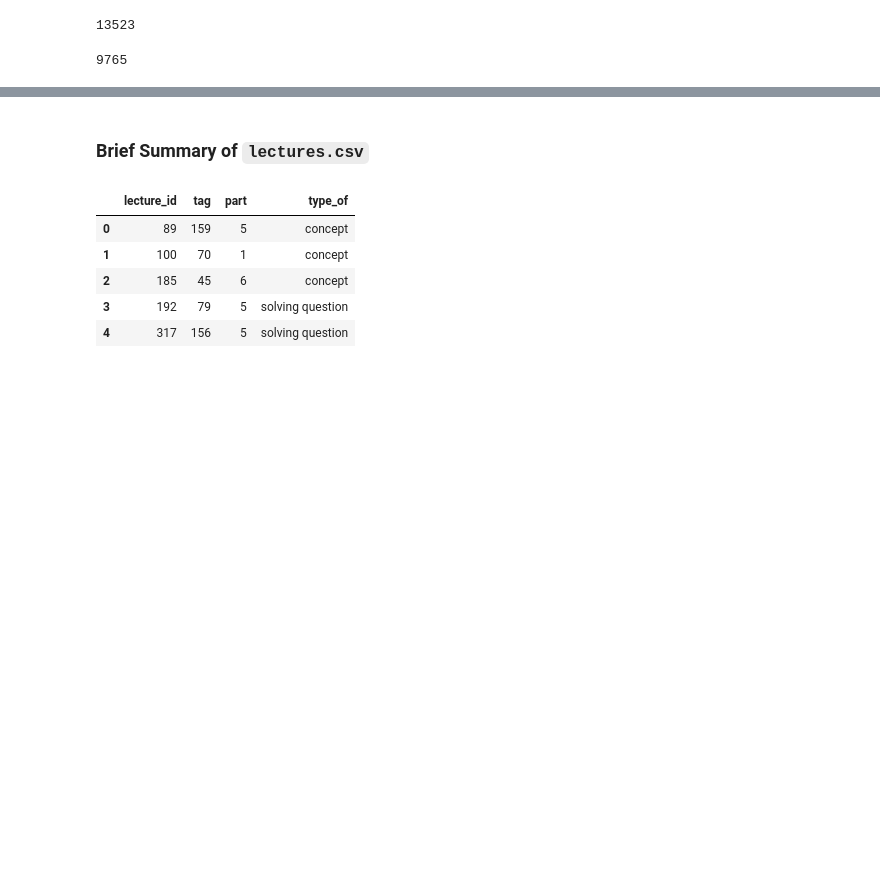
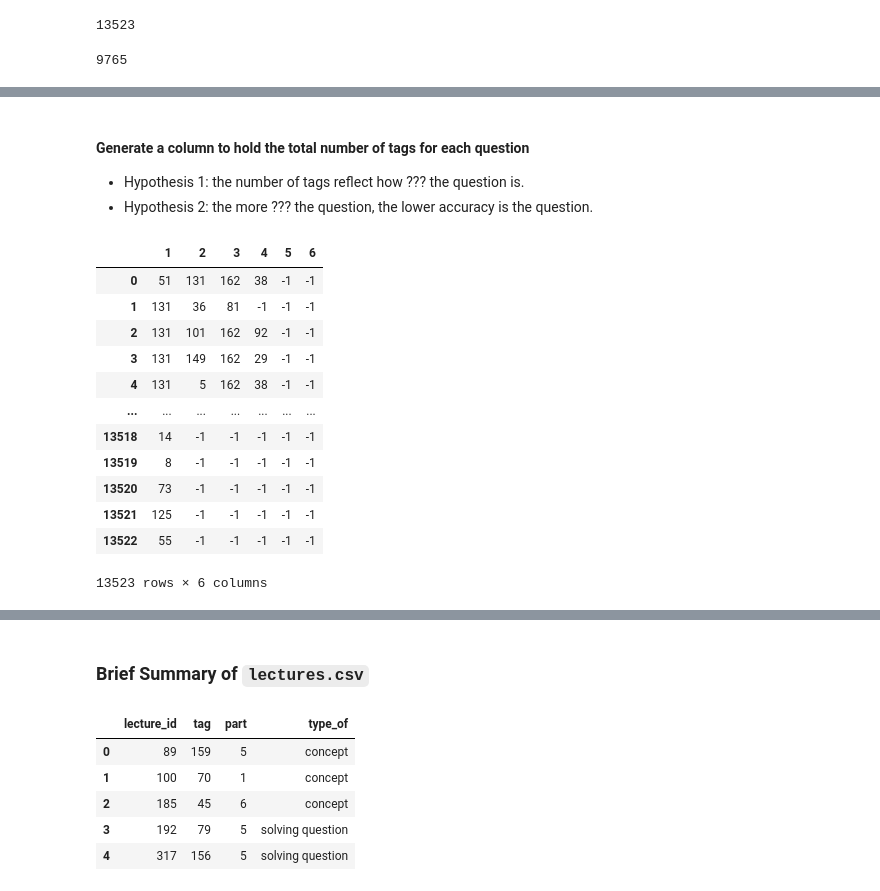
Before and after one commit to Yongliang-Shi/riiid_answer_correctness_prediction, a Jupyter notebook: acquire.ipynb, the cells around one changed output, grey strips where cells are left out. Cells and saved outputs as stored; diff of their text form; code cells hidden in the pictures; blank space fills up the shorter version.

Commit message:
create two new columns to calulate the count of tags and show the content of each part

```diff
--- a/acquire.ipynb
+++ b/acquire.ipynb
@@ -160,0 +184,30 @@ df_ques.bundle_id.nunique()
+# %% [markdown]
+#### Generate a column to hold the total number of tags for each question
+- Hypothesis 1: the number of tags reflect how ??? the question is.
+- Hypothesis 2: the more ??? the question, the lower accuracy is the question.
+# %%
+# Split the tag column into
+df_tags = df_ques.tags.str.split(" ", expand=True)
+
+# Change the column names
+df_tags.columns = [1,2,3,4,5,6]
+
+# Fill the nulls with 0
+df_tags = df_tags.fillna(-1)
+
+# Print the dataframe of the tags
+df_tags
+# %% [output]
+|  | 1 | 2 | 3 | 4 | 5 | 6 |
+| 0 | 51 | 131 | 162 | 38 | -1 | -1 |
+| 1 | 131 | 36 | 81 | -1 | -1 | -1 |
+| 2 | 131 | 101 | 162 | 92 | -1 | -1 |
+| 3 | 131 | 149 | 162 | 29 | -1 | -1 |
+| 4 | 131 | 5 | 162 | 38 | -1 | -1 |
+| ... | ... | ... | ... | ... | ... | ... |
+| 13518 | 14 | -1 | -1 | -1 | -1 | -1 |
+| 13519 | 8 | -1 | -1 | -1 | -1 | -1 |
+| 13520 | 73 | -1 | -1 | -1 | -1 | -1 |
+| 13521 | 125 | -1 | -1 | -1 | -1 | -1 |
+| 13522 | 55 | -1 | -1 | -1 | -1 | -1 |
+13523 rows × 6 columns
```
Also changed, not shown: parts of 22 cells of this notebook.
